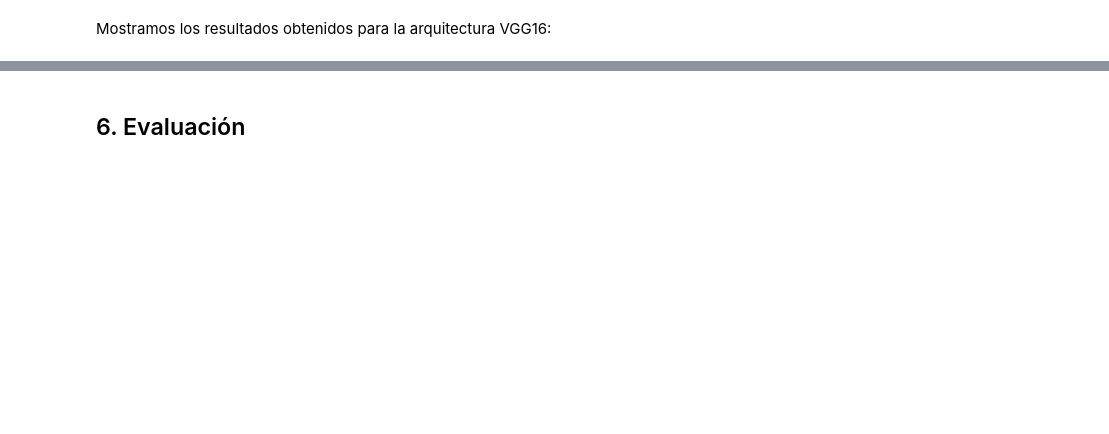
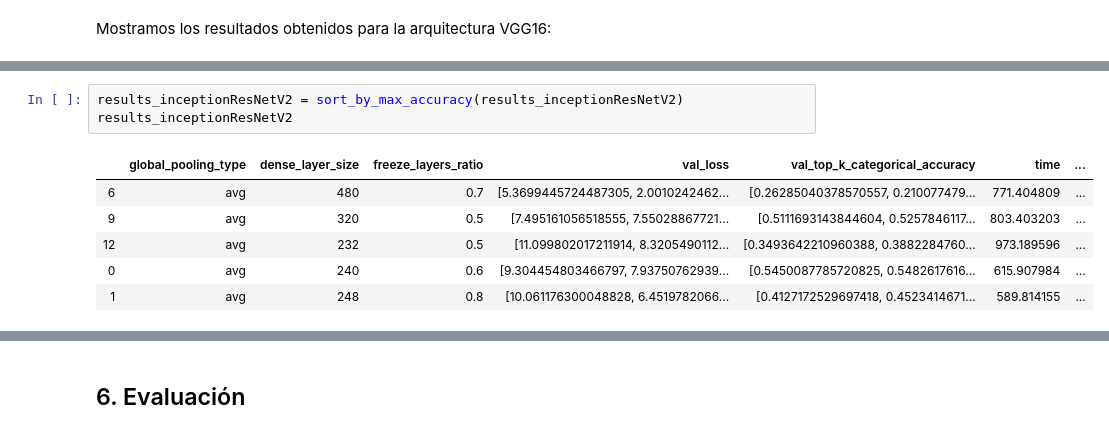
Before and after one commit to akepa/attribute-detection-in-fashon-images, a Jupyter notebook: DeepFashion_VersionReducida.ipynb, the cells around one changed output, grey strips where cells are left out. Saved outputs shown, nothing was run; the diff lists cells and outputs as text; blank space fills up the shorter version.

Commit message:
InceptionResNetV2 y Densenet201

```diff
--- a/DeepFashion_VersionReducida.ipynb
+++ b/DeepFashion_VersionReducida.ipynb
@@ -658,0 +706,10 @@ sort_by_max_accuracy(results_vgg16)
+# %%
+results_inceptionResNetV2 = sort_by_max_accuracy(results_inceptionResNetV2)
+results_inceptionResNetV2
+# %% [output]
+|  | global_pooling_type | dense_layer_size | freeze_layers_ratio | val_loss | val_top_k_categorical_accuracy | time | ... |
+| 6 | avg | 480 | 0.7 | [5.3699445724487305, 2.0010242462... | [0.26285040378570557, 0.210077479... | 771.404809 | ... |
+| 9 | avg | 320 | 0.5 | [7.495161056518555, 7.55028867721... | [0.5111693143844604, 0.5257846117... | 803.403203 | ... |
+| 12 | avg | 232 | 0.5 | [11.099802017211914, 8.3205490112... | [0.3493642210960388, 0.3882284760... | 973.189596 | ... |
+| 0 | avg | 240 | 0.6 | [9.304454803466797, 7.93750762939... | [0.5450087785720825, 0.5482617616... | 615.907984 | ... |
+| 1 | avg | 248 | 0.8 | [10.061176300048828, 6.4519782066... | [0.4127172529697418, 0.4523414671... | 589.814155 | ... |
```
Also changed, not shown: parts of 22 cells of this notebook.
